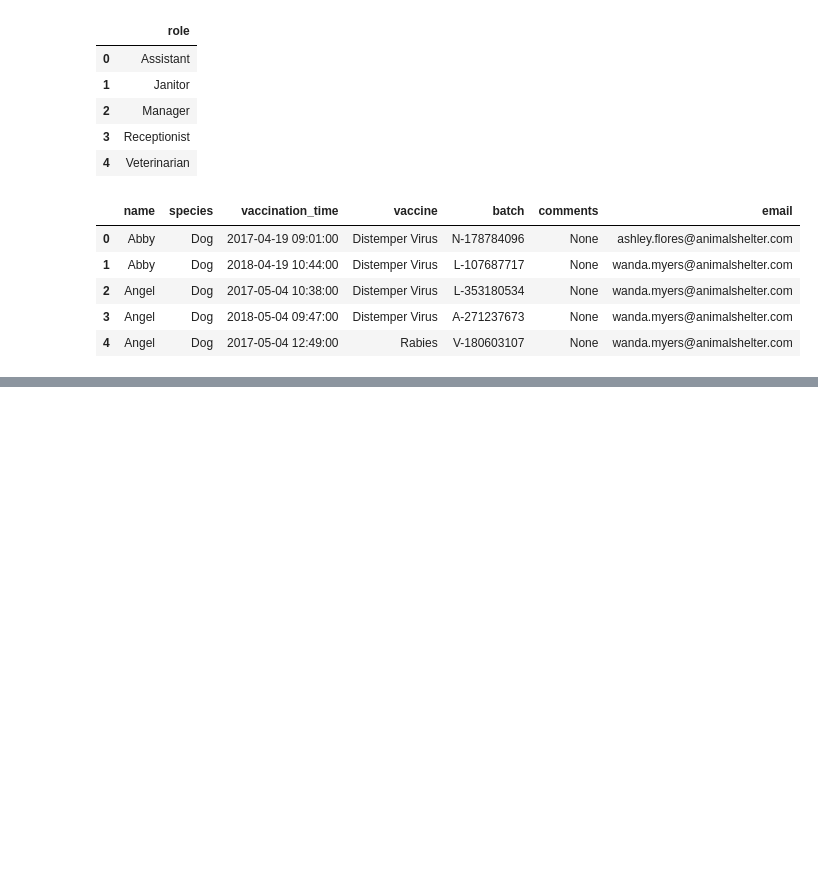
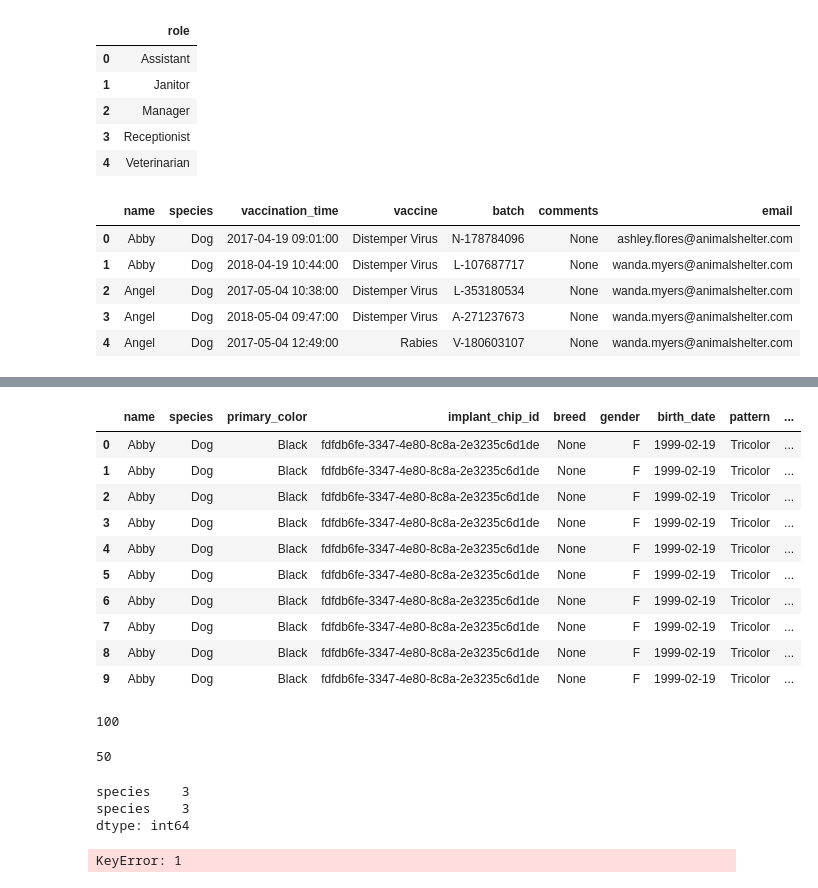
Before and after one commit to roblivesinottawa/animalshelter_database, a Jupyter notebook: animalshelter-workspace/queries.ipynb, the cells around one changed output, grey strips where cells are left out. Drawn from its saved outputs; the diff is of its cells as text; code cells hidden in the pictures; blank space fills up the shorter version.

```diff
--- a/animalshelter-workspace/queries.ipynb
+++ b/animalshelter-workspace/queries.ipynb
@@ -99,0 +192,33 @@ vaccinations_df.head()
+# %%
+df = pd.DataFrame(engine.execute("select * from Animals as a cross join Adoptions as ad;").fetchall())
+df.head(10)
+# %% [output]
+|  | name | species | primary_color | implant_chip_id | breed | gender | birth_date | pattern | ... |
+| 0 | Abby | Dog | Black | fdfdb6fe-3347-4e80-8c8a-2e3235c6d1de | None | F | 1999-02-19 | Tricolor | ... |
+| 1 | Abby | Dog | Black | fdfdb6fe-3347-4e80-8c8a-2e3235c6d1de | None | F | 1999-02-19 | Tricolor | ... |
+| 2 | Abby | Dog | Black | fdfdb6fe-3347-4e80-8c8a-2e3235c6d1de | None | F | 1999-02-19 | Tricolor | ... |
+| 3 | Abby | Dog | Black | fdfdb6fe-3347-4e80-8c8a-2e3235c6d1de | None | F | 1999-02-19 | Tricolor | ... |
+| 4 | Abby | Dog | Black | fdfdb6fe-3347-4e80-8c8a-2e3235c6d1de | None | F | 1999-02-19 | Tricolor | ... |
+| 5 | Abby | Dog | Black | fdfdb6fe-3347-4e80-8c8a-2e3235c6d1de | None | F | 1999-02-19 | Tricolor | ... |
+| 6 | Abby | Dog | Black | fdfdb6fe-3347-4e80-8c8a-2e3235c6d1de | None | F | 1999-02-19 | Tricolor | ... |
+| 7 | Abby | Dog | Black | fdfdb6fe-3347-4e80-8c8a-2e3235c6d1de | None | F | 1999-02-19 | Tricolor | ... |
+| 8 | Abby | Dog | Black | fdfdb6fe-3347-4e80-8c8a-2e3235c6d1de | None | F | 1999-02-19 | Tricolor | ... |
+| 9 | Abby | Dog | Black | fdfdb6fe-3347-4e80-8c8a-2e3235c6d1de | None | F | 1999-02-19 | Tricolor | ... |
+# %%
+df.adoption_fee.max()
+# %% [output]
+100
+# %%
+df.adoption_fee.min()
+# %% [output]
+50
+# %%
+df.species.nunique()
+# %% [output]
+species    3
+species    3
+dtype: int64
+# %%
+df[1]
+# %% [output]
+KeyError: 1
```
Also changed, not shown: parts of 7 cells of this notebook.
